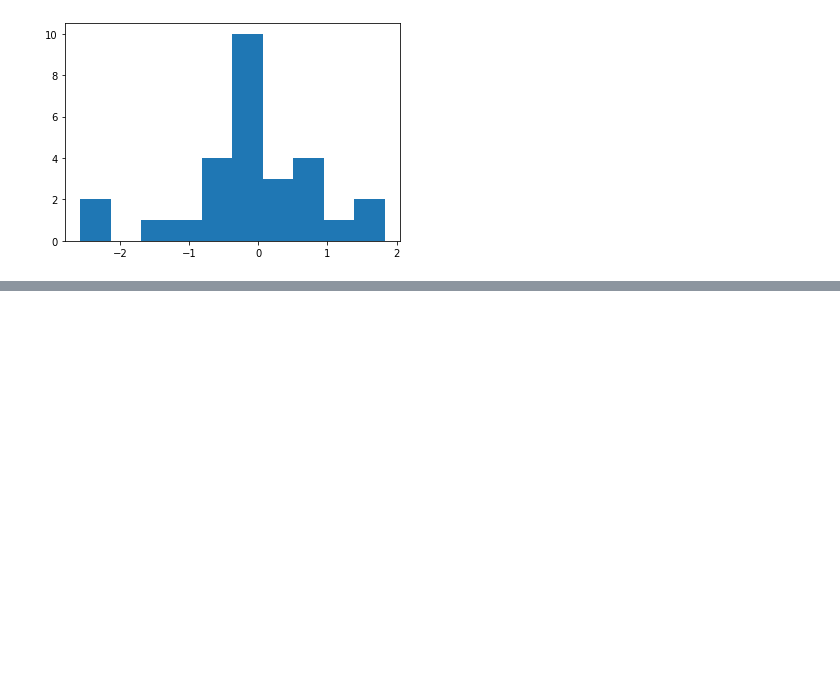
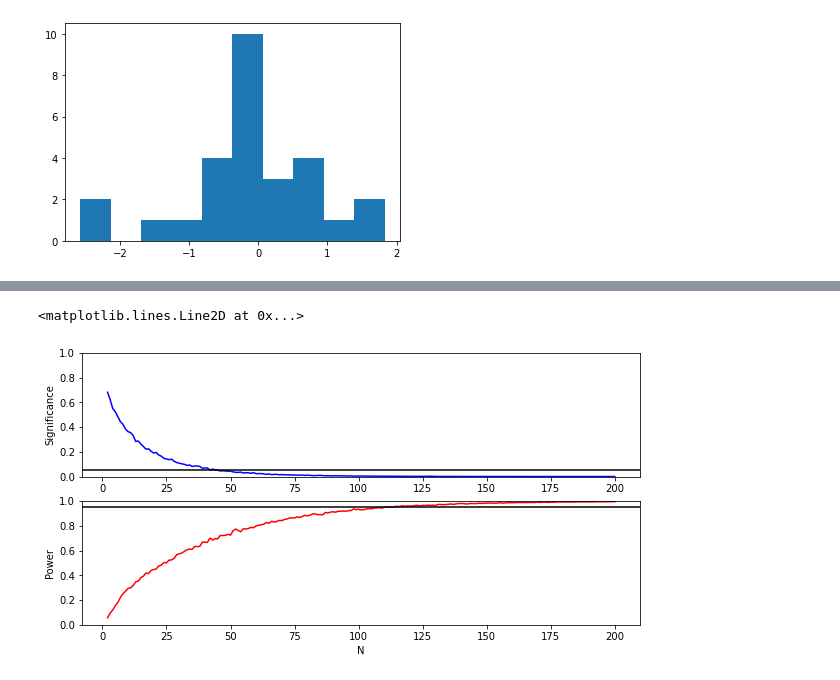
Before and after one commit to battleday/psirokuturk, a Jupyter notebook: analysis/power_analysis.ipynb, the cells around one changed output, grey strips where cells are left out. Saved outputs shown, nothing was run; the diff lists cells and outputs as text; code cells hidden in the pictures; blank space fills up the shorter version.

```diff
--- a/analysis/power_analysis.ipynb
+++ b/analysis/power_analysis.ipynb
@@ -137,0 +132,29 @@ print(Ns)
+# %%
+### Simulation code
+def return_dataset(mu, sigma_lit, N):
+    """Wrapper"""
+    return np.random.normal(loc=mu, scale=sigma_lit, size=N)
+
+def reduce_dataset(samples):
+    return (np.mean(samples), np.std(samples), len(samples))
+
+def MC_sim_test_statistic(mu_hat, sigma_hat, N=None, alpha=0.05, mu_0=0, option="z"):
+    """Calculate P value and power of our samples"""
+    t_stat = (mu_hat - mu_0)/(sigma_hat/ np.sqrt(N-1))
+    p_val = 1 - return_p(t_stat, option="t", N=N) + return_p(-t_stat, option=option, N=N)
+
+    t_power = (mu_0 - mu_hat) / (sigma_hat / np.sqrt(N-1))
+    p1 = return_p(t_power + stats.t.ppf(alpha/2, N-1), option=option, N=N)
+    p2 = 1 - return_p(t_power + stats.t.ppf(1-(alpha/2), N-1), option=option, N=N)
+    power = p1 + p2
+    return (p_val, power)
+# %%
+max_participants = 200
+means = []
+for N_temp in np.arange(1, max_participants+1):
+    print('\n N is {}'.format(N_temp))
+    scores = []
+    for i in np.arange(1000):
+        scores.append(MC_sim_test_statistic(*reduce_dataset(return_dataset(difference, sd, N=N_temp)), option="z"))
+    means.append(np.mean(scores, axis=0))
+means = np.array(means)
@@ -137,0 +182,16 @@ print(Ns)
+# %%
+#print(means)
+fig, ax = plt.subplots(2, 1, figsize = (10, 5))
+ax[0].plot(np.arange(1, max_participants+1), means[:, 0], 'b')
+ax[0].set_ylabel('Significance')
+ax[0].set_ylim([0, 1])
+ax[0].axhline(0.05, color='k')
+ax[1].plot(np.arange(1, max_participants+1), means[:, 1], 'r')
+ax[1].set_ylabel('Power')
+ax[1].set_xlabel('N')
+ax[1].set_ylim([0, 1])
+
+ax[1].axhline(0.95, color='k')
+# %% [output]
+<matplotlib.lines.Line2D at 0x...>
+[figure, added]
```
Also changed, not shown: parts of 5 cells of this notebook, 9 other files.
